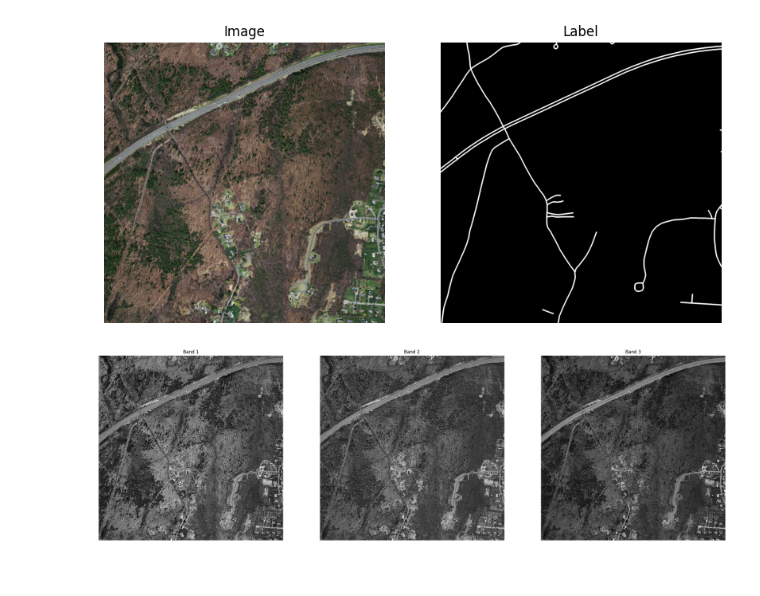
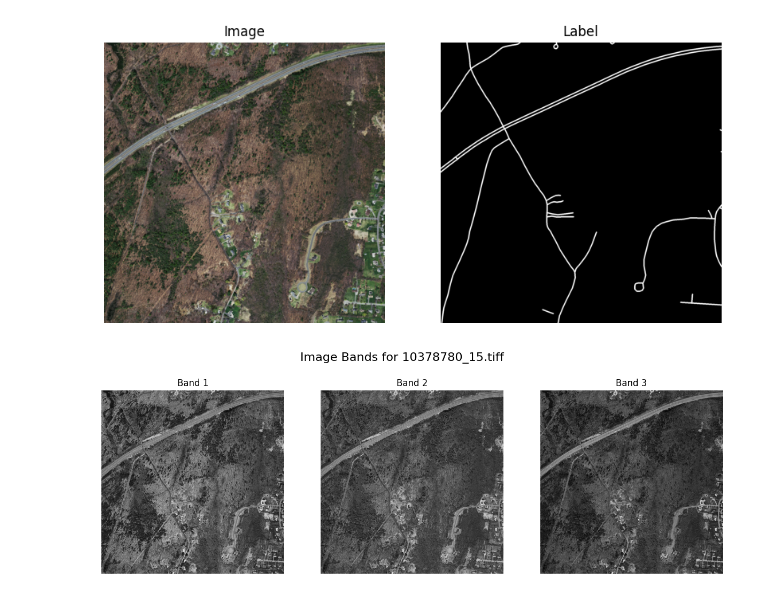
Before and after one commit to lorn-jaeger/road-detection, a Jupyter notebook: notebooks/00_intro.ipynb, the cells around one changed output. Saved outputs shown, nothing was run; the diff lists cells and outputs as text; code cells hidden in the pictures.

```diff
--- a/notebooks/00_intro.ipynb
+++ b/notebooks/00_intro.ipynb
@@ -79,20 +79,19 @@ plt.show()
 # %%
 path = ROADS_DIR/"test"/"10378780_15.tiff"
 
 with rasterio.open(path) as src:
     img = src.read()   # shape: (bands, H, W)
-    names = src.descriptions  # tuple of band names
 
 bands, H, W = img.shape
 
-plt.figure(figsize=(10 * bands, 10))
-
+plt.figure(figsize=(5 * bands, 5))
+plt.suptitle(f"Image Bands for {path.name}", fontsize=16)
 for i in range(bands):
     plt.subplot(1, bands, i+1)
     plt.imshow(img[i], cmap="gray")
-    plt.title(f"Band {names[i]}")
+    plt.title(f"Band {i+1}")
     plt.axis("off")
 
 plt.show()
 # %% [output]
-[figure, old version]
+[figure, new version]
```
Also changed, not shown: parts of 4 cells of this notebook.
